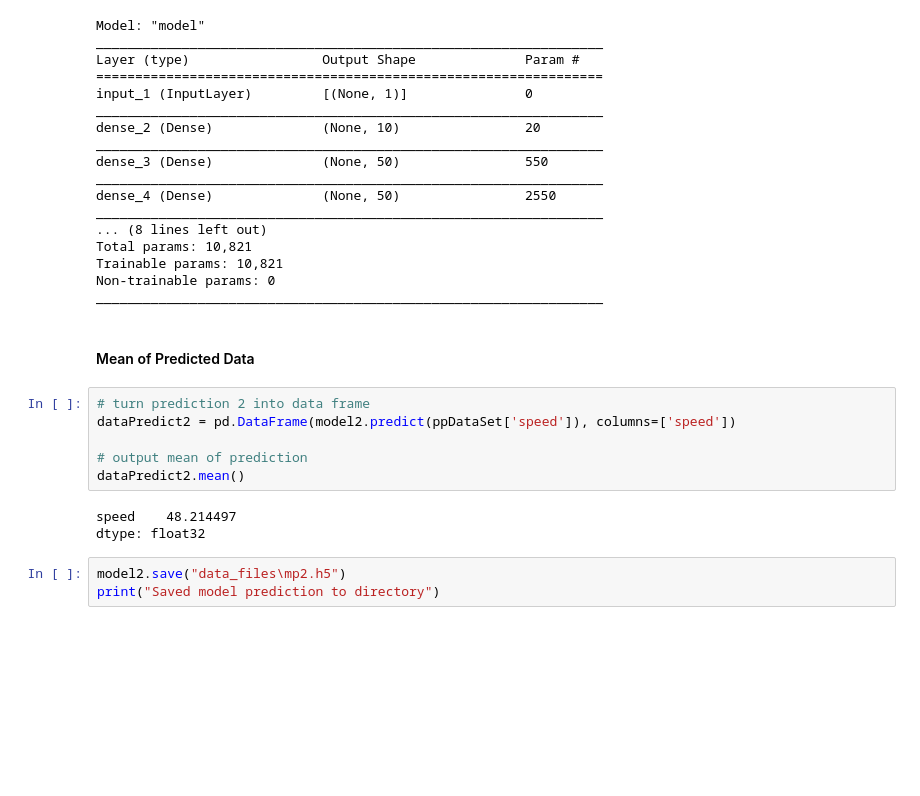
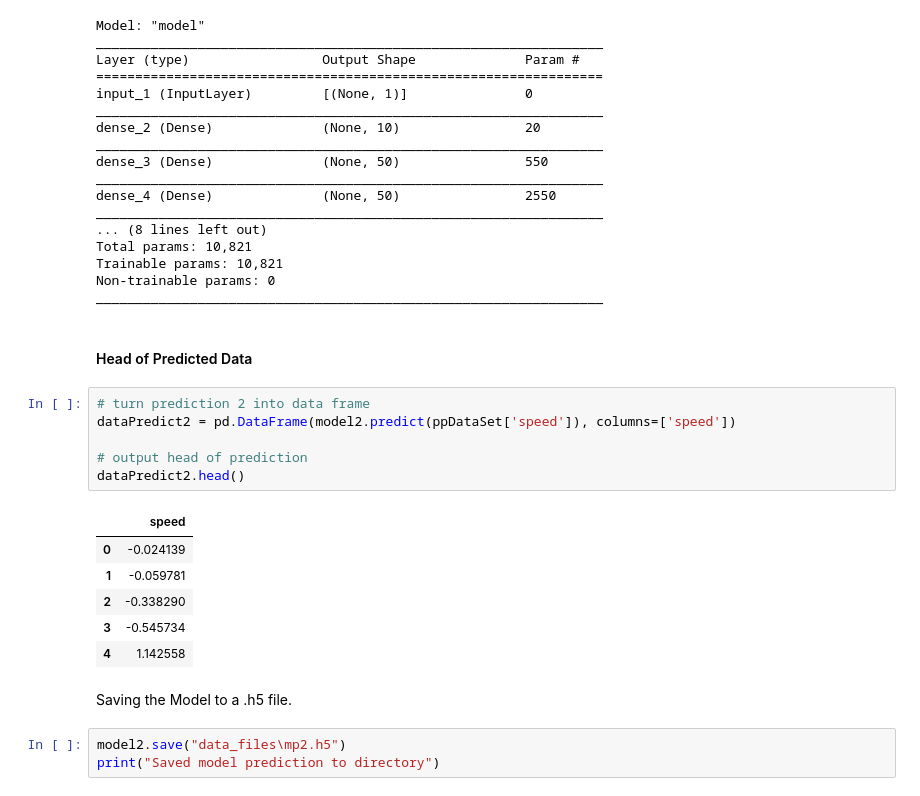
Before and after one commit to johnshields/EMT_PROJECT, a Jupyter notebook: project_files/train-model/train-model.ipynb, the cells around one changed output. Cells and saved outputs as stored; diff of their text form; blank space fills up the shorter version.

```diff
--- a/project_files/train-model/train-model.ipynb
+++ b/project_files/train-model/train-model.ipynb
@@ -180,16 +246,22 @@ Trainable params: 10,821
 Non-trainable params: 0
 _________________________________________________________________
 # %% [markdown]
-#### Mean of Predicted Data
+#### Head of Predicted Data
 # %%
 # turn prediction 2 into data frame
 dataPredict2 = pd.DataFrame(model2.predict(ppDataSet['speed']), columns=['speed'])
 
-# output mean of prediction
-dataPredict2.mean()
+# output head of prediction
+dataPredict2.head()
 # %% [output]
-speed    48.214497
-dtype: float32
+|  | speed |
+| 0 | -0.024139 |
+| 1 | -0.059781 |
+| 2 | -0.338290 |
+| 3 | -0.545734 |
+| 4 | 1.142558 |
+# %% [markdown]
+Saving the Model to a .h5 file.
 # %%
 model2.save("data_files\mp2.h5")
 print("Saved model prediction to directory")
```
Also changed, not shown: parts of 57 cells of this notebook, 3 other files.
